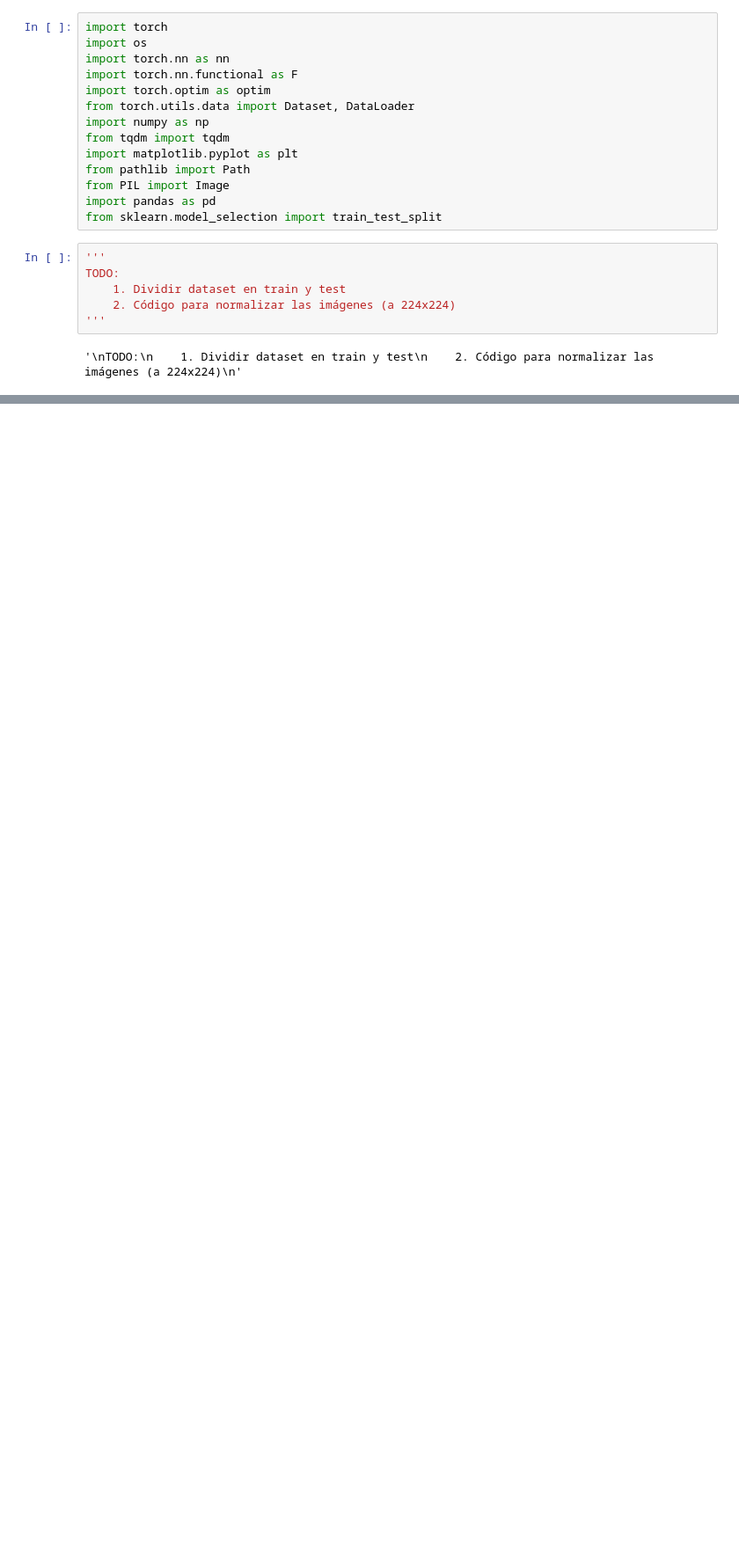
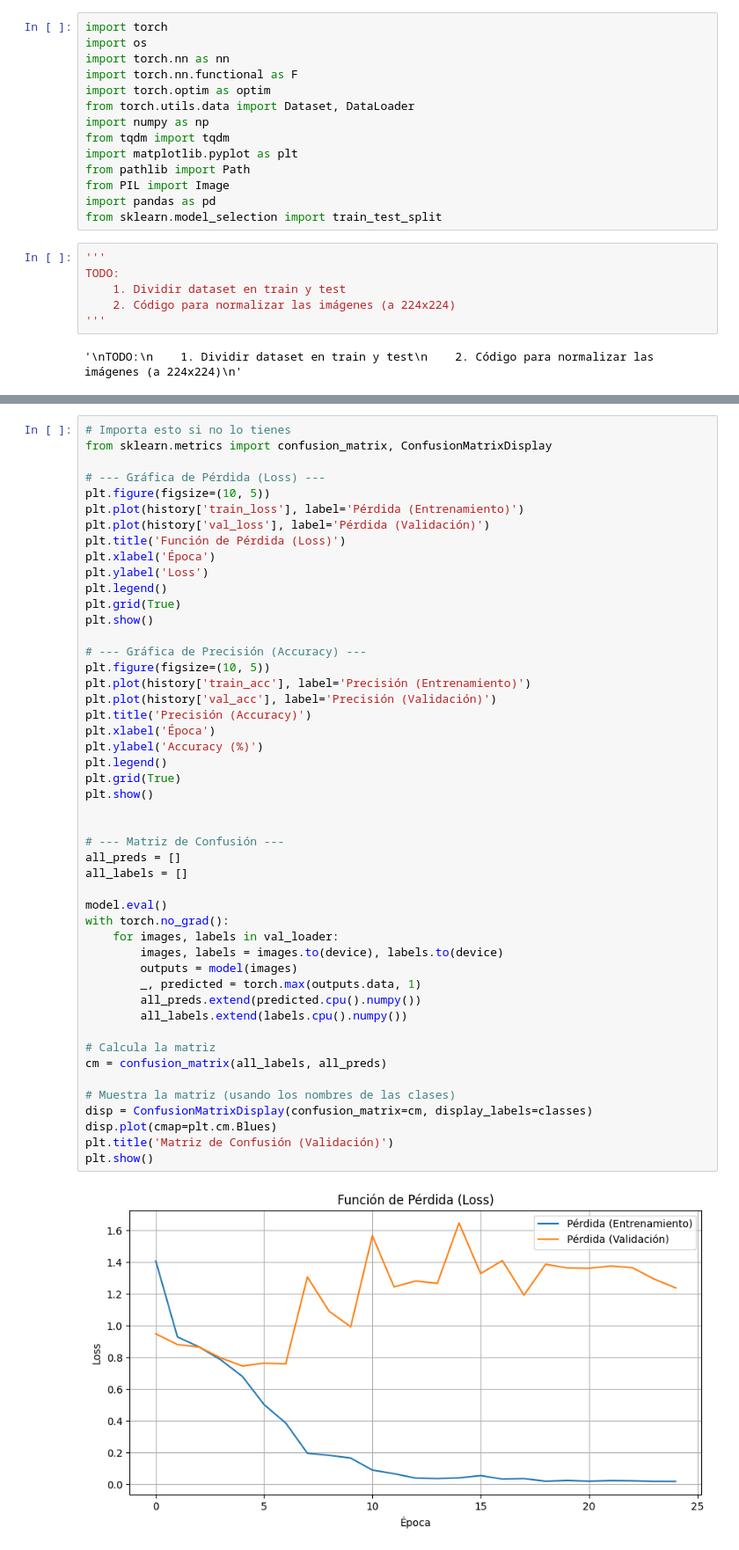
Before and after one commit to NeuralClassification/CNN, a Jupyter notebook: BreastCancerCNN.ipynb, the cells around one changed output, grey strips where cells are left out. Shown at 88% size. Saved outputs shown, nothing was run; the diff lists cells and outputs as text; blank space fills up the shorter version.

Commit message:
Primer modelo

```diff
--- a/BreastCancerCNN.ipynb
+++ b/BreastCancerCNN.ipynb
@@ -61,0 +271,50 @@ class CNN(nn.Module):
+# %%
+# Importa esto si no lo tienes
+from sklearn.metrics import confusion_matrix, ConfusionMatrixDisplay
+
+# --- Gráfica de Pérdida (Loss) ---
+plt.figure(figsize=(10, 5))
+plt.plot(history['train_loss'], label='Pérdida (Entrenamiento)')
+plt.plot(history['val_loss'], label='Pérdida (Validación)')
+plt.title('Función de Pérdida (Loss)')
+plt.xlabel('Época')
+plt.ylabel('Loss')
+plt.legend()
+plt.grid(True)
+plt.show()
+
+# --- Gráfica de Precisión (Accuracy) ---
+plt.figure(figsize=(10, 5))
+plt.plot(history['train_acc'], label='Precisión (Entrenamiento)')
+plt.plot(history['val_acc'], label='Precisión (Validación)')
+plt.title('Precisión (Accuracy)')
+plt.xlabel('Época')
+plt.ylabel('Accuracy (%)')
+plt.legend()
+plt.grid(True)
+plt.show()
+
+
+# --- Matriz de Confusión ---
+all_preds = []
+all_labels = []
+
+model.eval()
+with torch.no_grad():
+    for images, labels in val_loader:
+        images, labels = images.to(device), labels.to(device)
+        outputs = model(images)
+        _, predicted = torch.max(outputs.data, 1)
+        all_preds.extend(predicted.cpu().numpy())
+        all_labels.extend(labels.cpu().numpy())
+
+# Calcula la matriz
+cm = confusion_matrix(all_labels, all_preds)
+
+# Muestra la matriz (usando los nombres de las clases)
+disp = ConfusionMatrixDisplay(confusion_matrix=cm, display_labels=classes)
+disp.plot(cmap=plt.cm.Blues)
+plt.title('Matriz de Confusión (Validación)')
+plt.show()
+# %% [output]
+[figure, added]
```
Also changed, not shown: parts of 4 cells of this notebook.
